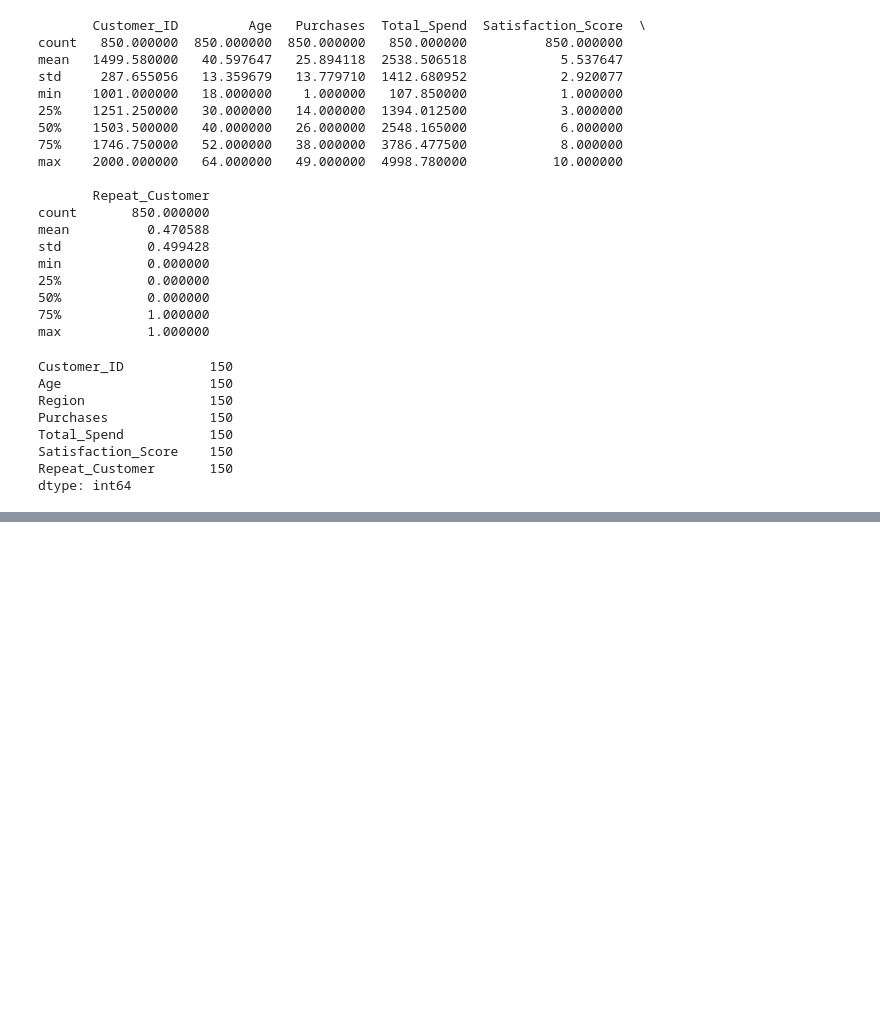
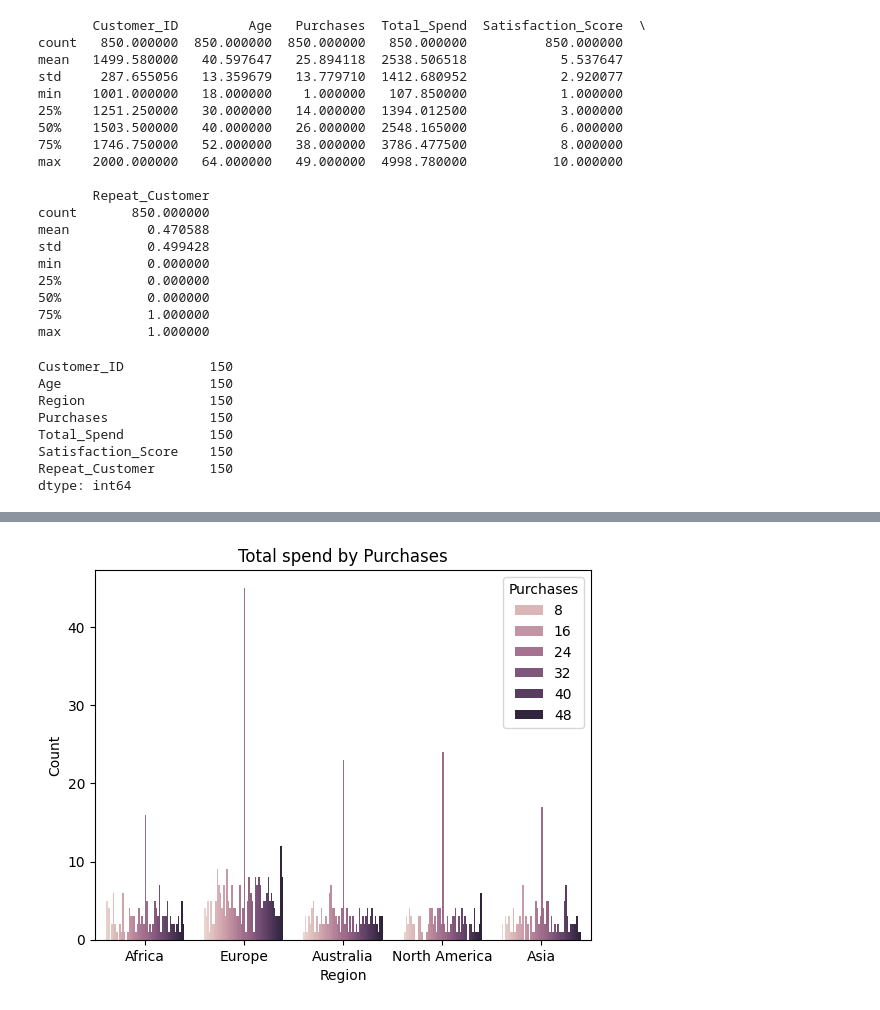
Before and after one commit to SafehEmmanuela/Final-Project, a Jupyter notebook: Final Project.ipynb, the cells around one changed output, grey strips where cells are left out. Cells and saved outputs as stored; diff of their text form; code cells hidden in the pictures; blank space fills up the shorter version.

```diff
--- a/Final Project.ipynb
+++ b/Final Project.ipynb
@@ -138,0 +280,8 @@ y
+# %%
+sns.countplot(x="Region", hue="Purchases", data=y)
+plt.title("Total spend by Purchases")
+plt.xlabel("Region")
+plt.ylabel("Count")
+plt.show()
+# %% [output]
+[figure, added]
```
Also changed, not shown: parts of 19 cells of this notebook.
